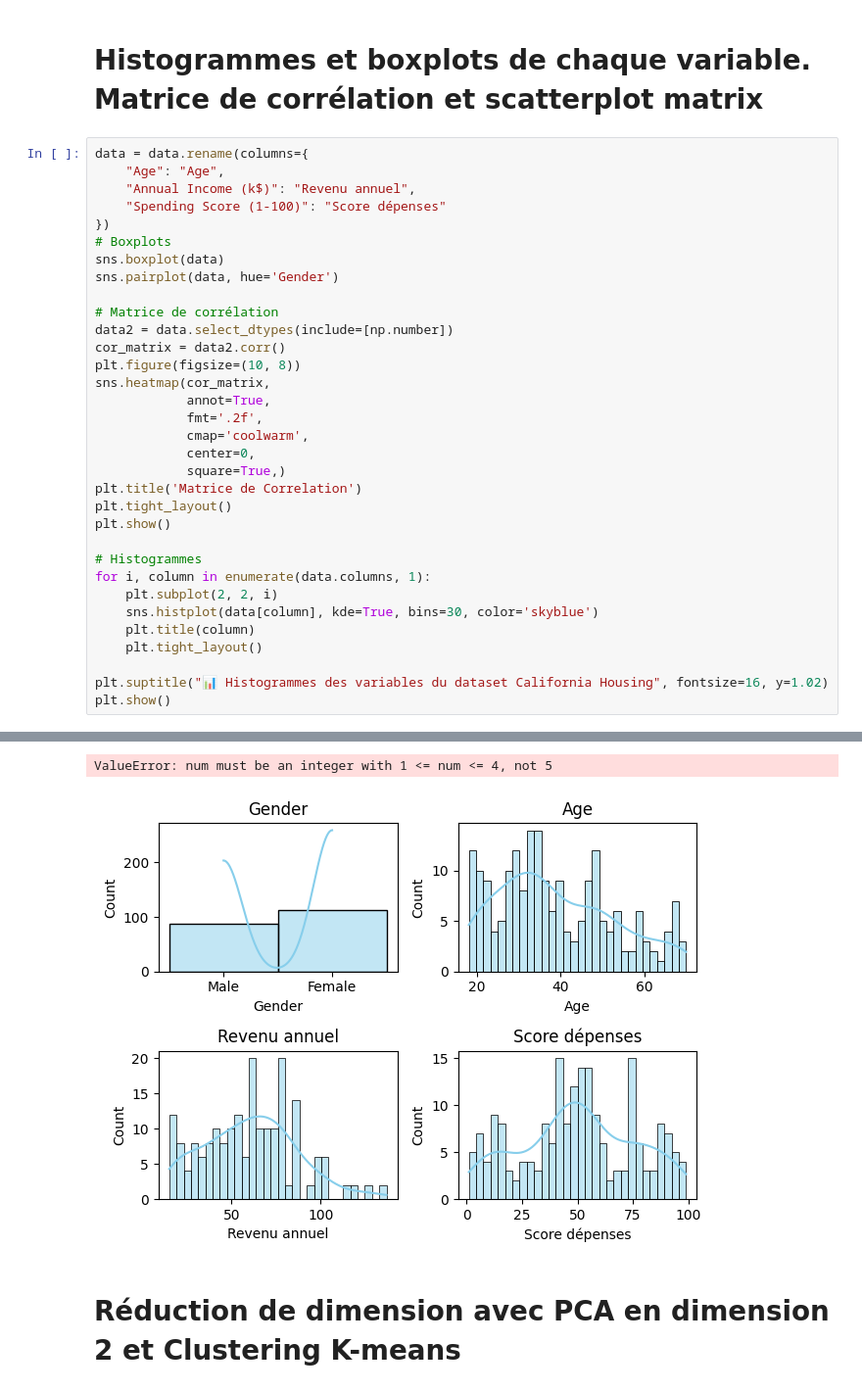
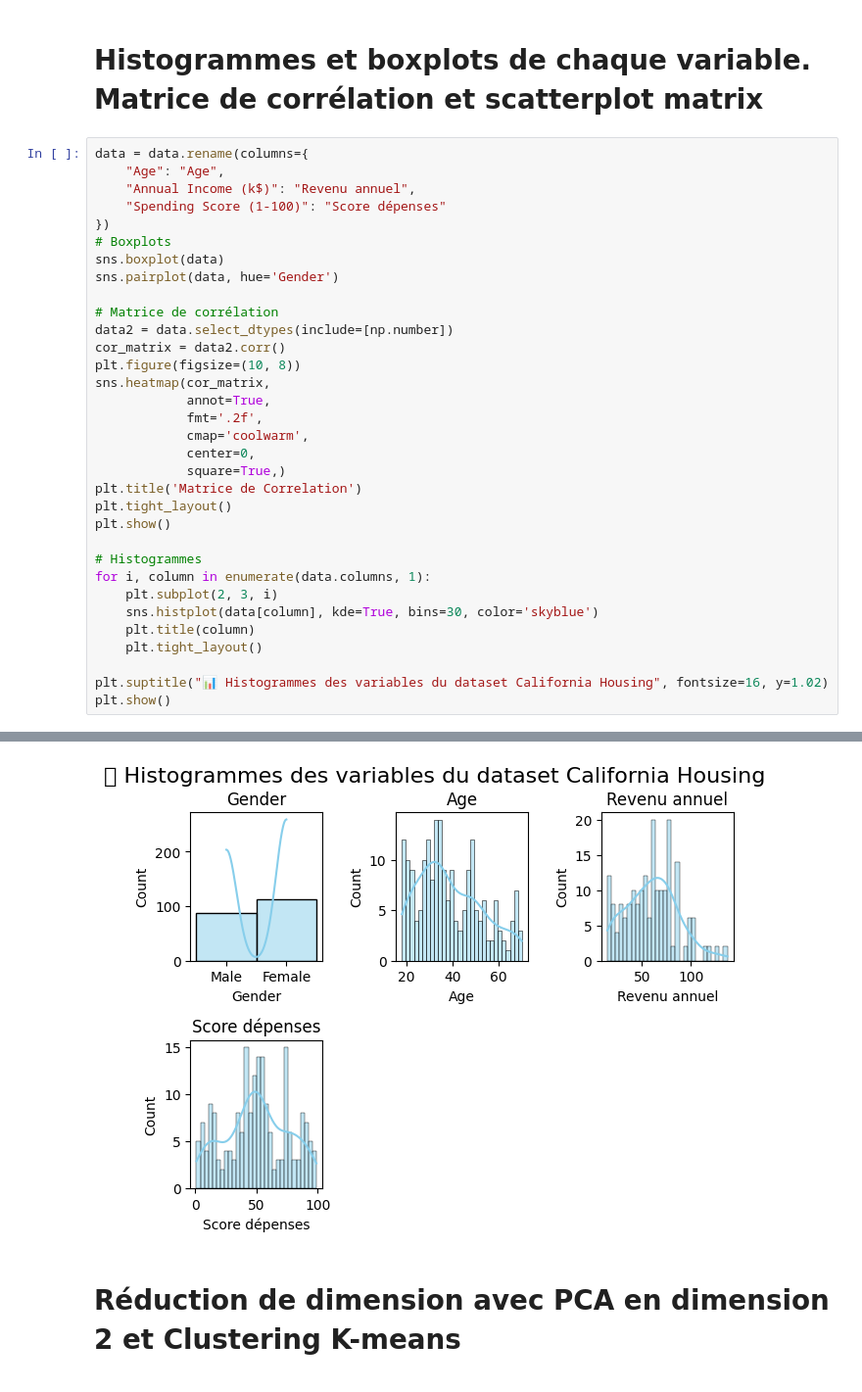
Before and after one commit to SamyFanambinantsoa/Machine_Learning_M2, a Jupyter notebook: Clustering.ipynb, the cells around one changed output, grey strips where cells are left out. Shown at 98% size. Drawn from its saved outputs; the diff is of its cells as text.

Commit message:
Erreur sur l'histogramme

```diff
--- a/Clustering.ipynb
+++ b/Clustering.ipynb
@@ -59,7 +59,7 @@ plt.show()
 
 # Histogrammes
 for i, column in enumerate(data.columns, 1):
-    plt.subplot(2, 2, i)
+    plt.subplot(2, 3, i)
     sns.histplot(data[column], kde=True, bins=30, color='skyblue')
     plt.title(column)
     plt.tight_layout()
@@ -73,5 +73,4 @@ plt.show()
-ValueError: num must be an integer with 1 <= num <= 4, not 5
-[figure, old version]
+[figure, new version]
 # %% [markdown]
 # Réduction de dimension avec PCA en dimension 2 et Clustering K-means
 # %%
```
Also changed, not shown: parts of 1 cell of this notebook.
